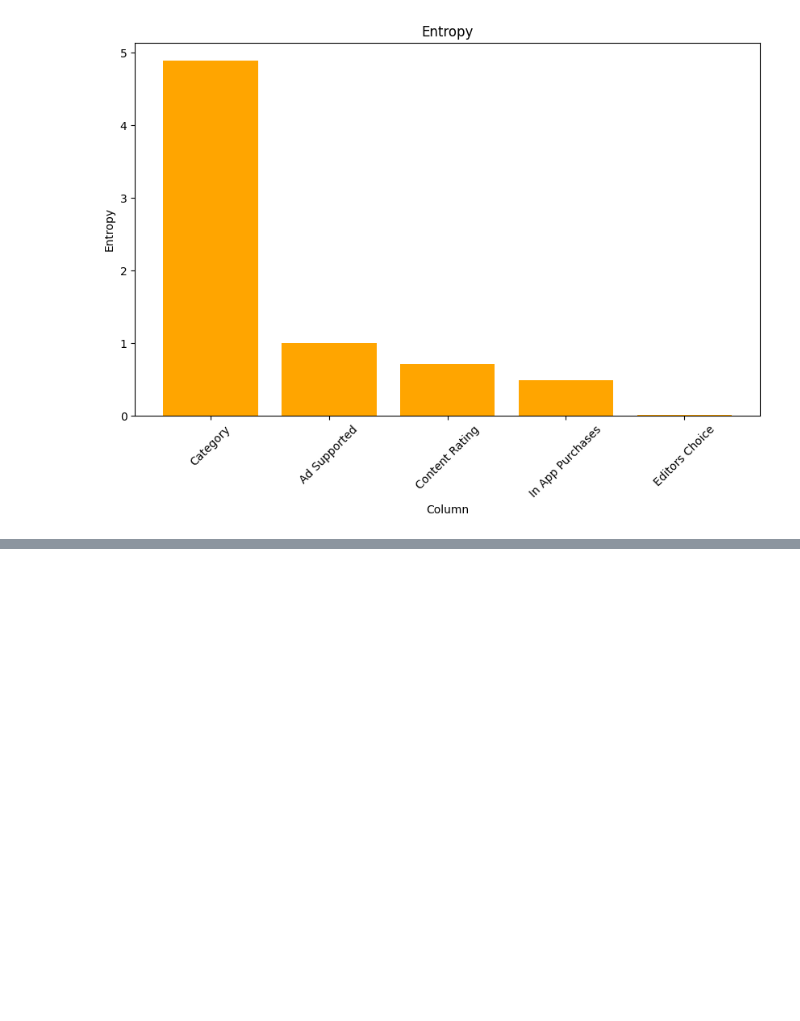
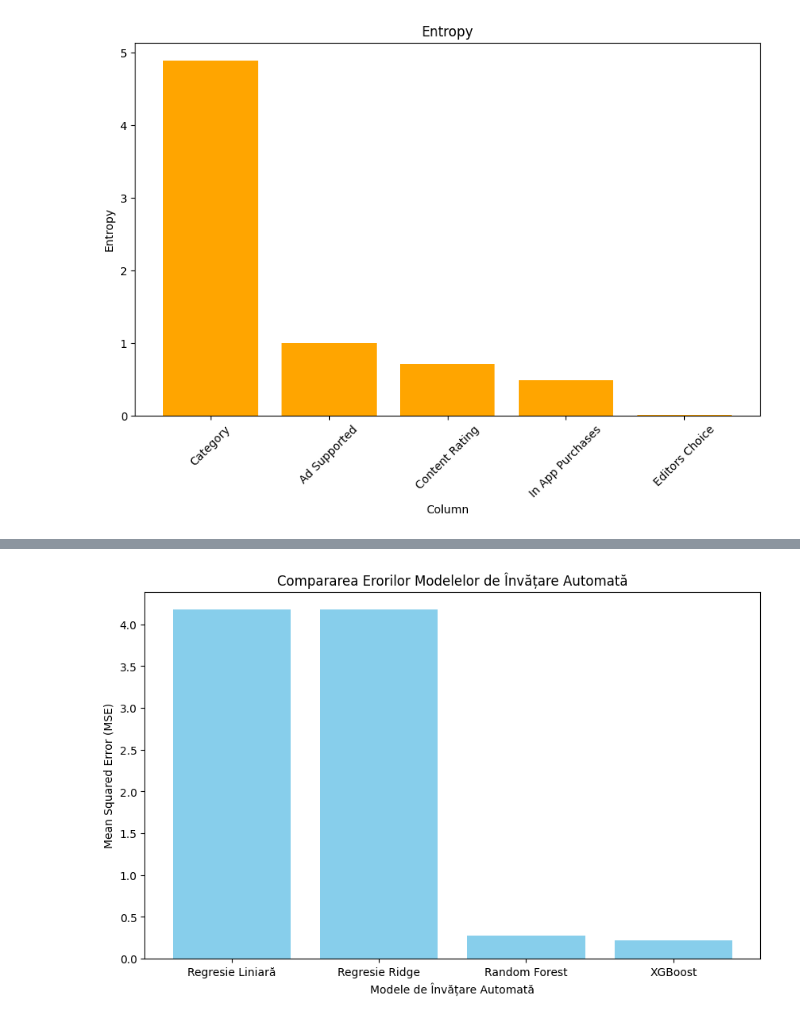
Before and after one commit to andrei-bancos/google-play-ai-model-predict-rating, a Jupyter notebook: sample.ipynb, the cells around one changed output, grey strips where cells are left out. Saved outputs shown, nothing was run; the diff lists cells and outputs as text; code cells hidden in the pictures; blank space fills up the shorter version.

```diff
--- a/sample.ipynb
+++ b/sample.ipynb
@@ -333,3 +412,23 @@ Mean Squared Error (XGBoost): 0.21820380562692843
+# %%
+import matplotlib.pyplot as plt
+
+# Lista cu numele modelelor și erorile corespunzătoare
+modele = ['Regresie Liniară', 'Regresie Ridge', 'Random Forest', 'XGBoost']
+erori = [mse_lr, mse_ridge, mse_rf, mse_xgboost]  # Trebuie să definești aceste variabile cu erorile corespunzătoare din codul tău
+
+# Crearea graficului bară
+plt.figure(figsize=(10, 6))
+plt.bar(modele, erori, color='skyblue')
+
+# Adăugarea etichetelor și titlului
+plt.xlabel('Modele de Învățare Automată')
+plt.ylabel('Mean Squared Error (MSE)')
+plt.title('Compararea Erorilor Modelelor de Învățare Automată')
+
+# Afișarea graficului
+plt.show()
+# %% [output]
+[figure, added]
 # %%
 # Predictie de rating pentru o aplicatie noua
 new_app = {
```
Also changed, not shown: parts of 6 cells of this notebook, 4 other files.
